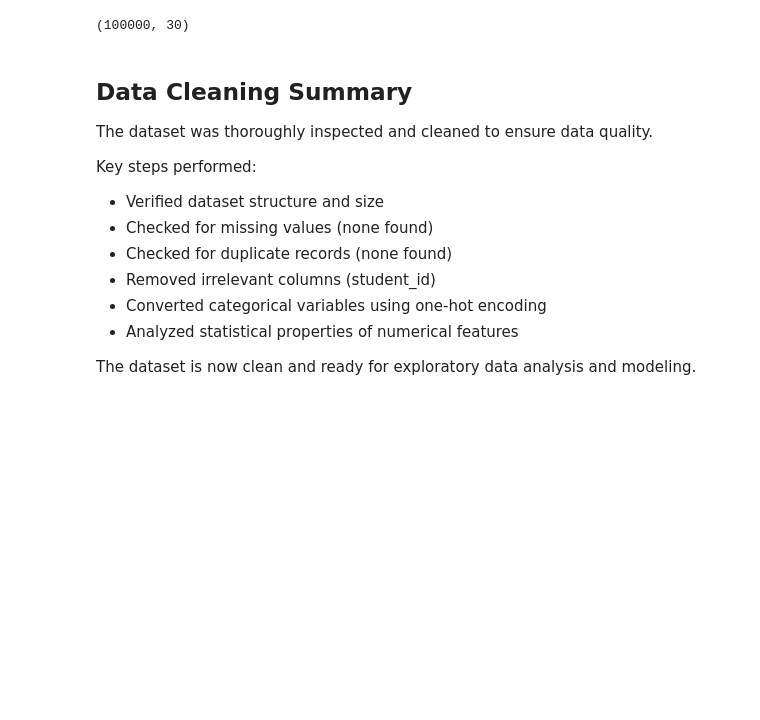
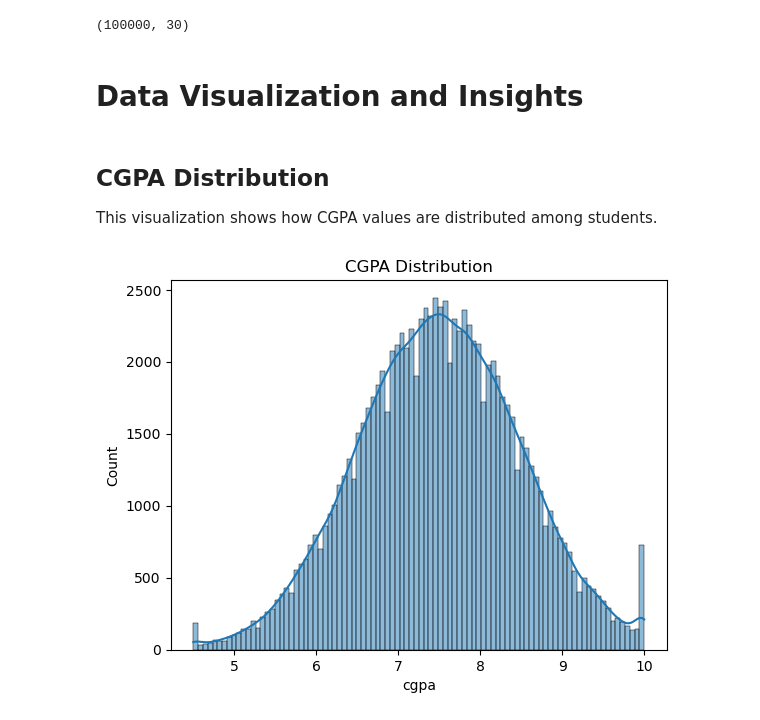
Before and after one commit to ABINAYA600/Student-job-analysis-project, a Jupyter notebook: 1_data_cleaning.ipynb, the cells around one changed output. Saved outputs shown, nothing was run; the diff lists cells and outputs as text; code cells hidden in the pictures; blank space fills up the shorter version.

```diff
--- a/1_data_cleaning.ipynb
+++ b/1_data_cleaning.ipynb
@@ -214,17 +214,18 @@ The dataset is now fully prepared for exploratory data analysis and machine lear
 df.shape
 # %% [output]
 (100000, 30)
-# %% [markdown]
-## Data Cleaning Summary
-
-The dataset was thoroughly inspected and cleaned to ensure data quality.
-
-Key steps performed:
-- Verified dataset structure and size
-- Checked for missing values (none found)
-- Checked for duplicate records (none found)
-- Removed irrelevant columns (student_id)
-- Converted categorical variables using one-hot encoding
-- Analyzed statistical properties of numerical features
-
-The dataset is now clean and ready for exploratory data analysis and modeling.
+# %% [markdown]
+# Data Visualization and Insights
+# %% [markdown]
+## CGPA Distribution
+
+This visualization shows how CGPA values are distributed among students.
+# %%
+import seaborn as sns
+import matplotlib.pyplot as plt
+
+sns.histplot(df["cgpa"], kde=True)
+plt.title("CGPA Distribution")
+plt.show()
+# %% [output]
+[figure, added]
```
Also changed, not shown: parts of 12 cells of this notebook.
